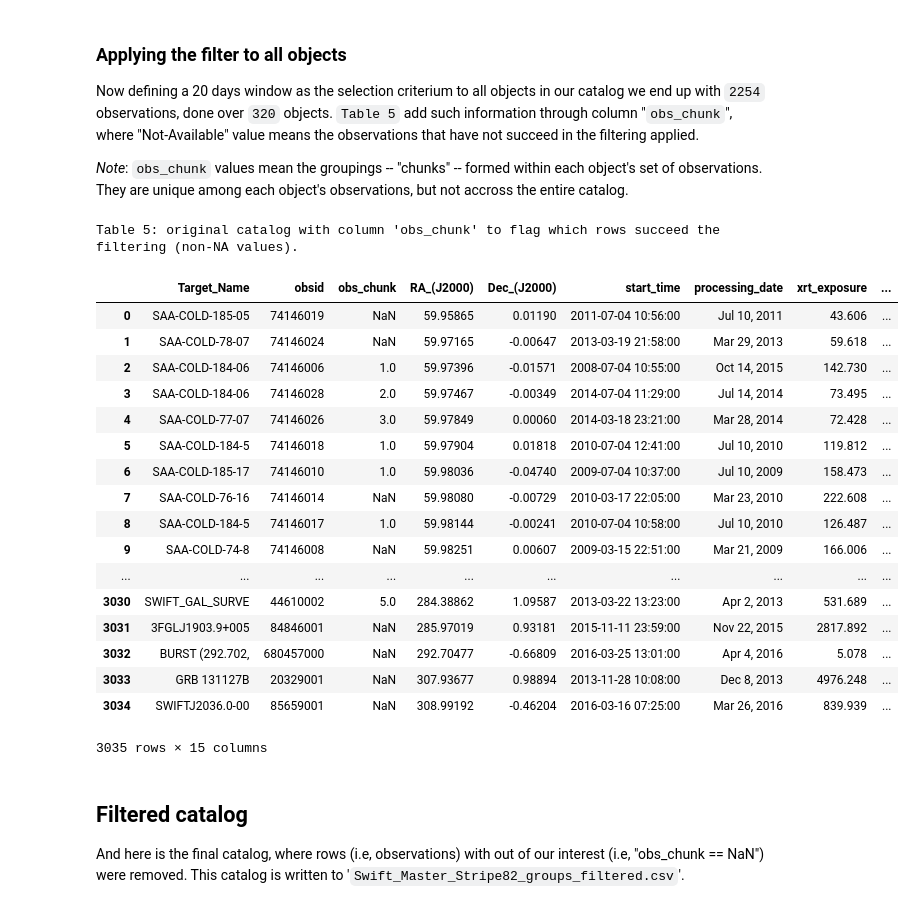
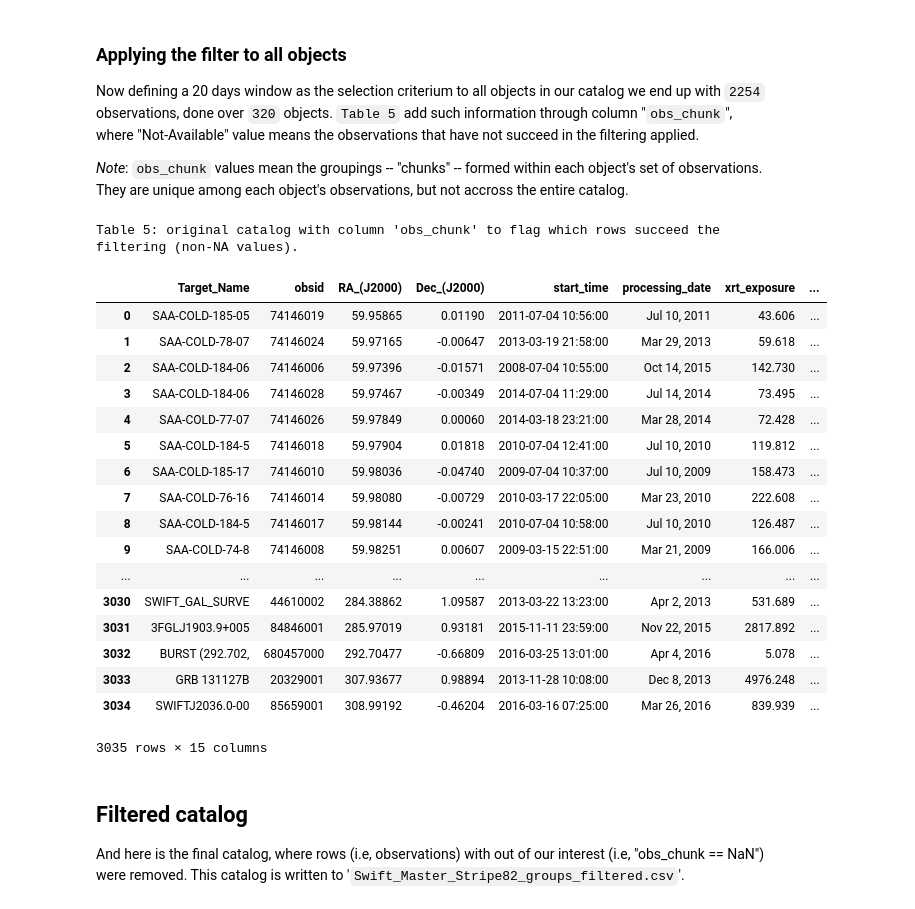
Before and after one commit to chbrandt/pynotes, a Jupyter notebook: SS82_filtering/SS82_first_observations_filtering.ipynb, the cells around one changed output. Drawn from its saved outputs; the diff is of its cells as text; code cells hidden in the pictures.

```diff
--- a/Untitled Folder/Untitled.ipynb
+++ b/SS82_filtering/SS82_first_observations_filtering.ipynb
@@ -224,29 +224,29 @@ obsChunks_forFilteringCat = pandas.DataFrame(obs_indx.values(),columns=['obs_chu
 # %%
 print "Table 5: original catalog with column 'obs_chunk' to flag which rows succeed the filtering (non-NA values)."
 cat_with_obsChunksFlag = cat.join(obsChunks_forFilteringCat)
-cols = list(cat_with_obsChunksFlag.columns)
-cols.insert(2,cols.pop(-1))
-cat_with_obsChunksFlag = cat_with_obsChunksFlag.ix[:,cols]
+# cols = list(cat_with_obsChunksFlag.columns)
+# cols.insert(2,cols.pop(-1))
+# cat_with_obsChunksFlag = cat_with_obsChunksFlag.ix[:,cols]
 cat_with_obsChunksFlag
 # %% [output]
 Table 5: original catalog with column 'obs_chunk' to flag which rows succeed the filtering (non-NA values).
-|  | Target_Name | obsid | obs_chunk | RA_(J2000) | Dec_(J2000) | start_time | processing_date | xrt_exposure | ... |
-| 0 | SAA-COLD-185-05 | 74146019 | NaN | 59.95865 | 0.01190 | 2011-07-04 10:56:00 | Jul 10, 2011 | 43.606 | ... |
-| 1 | SAA-COLD-78-07 | 74146024 | NaN | 59.97165 | -0.00647 | 2013-03-19 21:58:00 | Mar 29, 2013 | 59.618 | ... |
-| 2 | SAA-COLD-184-06 | 74146006 | 1.0 | 59.97396 | -0.01571 | 2008-07-04 10:55:00 | Oct 14, 2015 | 142.730 | ... |
-| 3 | SAA-COLD-184-06 | 74146028 | 2.0 | 59.97467 | -0.00349 | 2014-07-04 11:29:00 | Jul 14, 2014 | 73.495 | ... |
-| 4 | SAA-COLD-77-07 | 74146026 | 3.0 | 59.97849 | 0.00060 | 2014-03-18 23:21:00 | Mar 28, 2014 | 72.428 | ... |
-| 5 | SAA-COLD-184-5 | 74146018 | 1.0 | 59.97904 | 0.01818 | 2010-07-04 12:41:00 | Jul 10, 2010 | 119.812 | ... |
-| 6 | SAA-COLD-185-17 | 74146010 | 1.0 | 59.98036 | -0.04740 | 2009-07-04 10:37:00 | Jul 10, 2009 | 158.473 | ... |
-| 7 | SAA-COLD-76-16 | 74146014 | NaN | 59.98080 | -0.00729 | 2010-03-17 22:05:00 | Mar 23, 2010 | 222.608 | ... |
-| 8 | SAA-COLD-184-5 | 74146017 | 1.0 | 59.98144 | -0.00241 | 2010-07-04 10:58:00 | Jul 10, 2010 | 126.487 | ... |
-| 9 | SAA-COLD-74-8 | 74146008 | NaN | 59.98251 | 0.00607 | 2009-03-15 22:51:00 | Mar 21, 2009 | 166.006 | ... |
-| ... | ... | ... | ... | ... | ... | ... | ... | ... | ... |
-| 3030 | SWIFT_GAL_SURVE | 44610002 | 5.0 | 284.38862 | 1.09587 | 2013-03-22 13:23:00 | Apr 2, 2013 | 531.689 | ... |
-| 3031 | 3FGLJ1903.9+005 | 84846001 | NaN | 285.97019 | 0.93181 | 2015-11-11 23:59:00 | Nov 22, 2015 | 2817.892 | ... |
-| 3032 | BURST (292.702, | 680457000 | NaN | 292.70477 | -0.66809 | 2016-03-25 13:01:00 | Apr 4, 2016 | 5.078 | ... |
-| 3033 | GRB 131127B | 20329001 | NaN | 307.93677 | 0.98894 | 2013-11-28 10:08:00 | Dec 8, 2013 | 4976.248 | ... |
-| 3034 | SWIFTJ2036.0-00 | 85659001 | NaN | 308.99192 | -0.46204 | 2016-03-16 07:25:00 | Mar 26, 2016 | 839.939 | ... |
+|  | Target_Name | obsid | RA_(J2000) | Dec_(J2000) | start_time | processing_date | xrt_exposure | ... |
+| 0 | SAA-COLD-185-05 | 74146019 | 59.95865 | 0.01190 | 2011-07-04 10:56:00 | Jul 10, 2011 | 43.606 | ... |
+| 1 | SAA-COLD-78-07 | 74146024 | 59.97165 | -0.00647 | 2013-03-19 21:58:00 | Mar 29, 2013 | 59.618 | ... |
+| 2 | SAA-COLD-184-06 | 74146006 | 59.97396 | -0.01571 | 2008-07-04 10:55:00 | Oct 14, 2015 | 142.730 | ... |
+| 3 | SAA-COLD-184-06 | 74146028 | 59.97467 | -0.00349 | 2014-07-04 11:29:00 | Jul 14, 2014 | 73.495 | ... |
+| 4 | SAA-COLD-77-07 | 74146026 | 59.97849 | 0.00060 | 2014-03-18 23:21:00 | Mar 28, 2014 | 72.428 | ... |
+| 5 | SAA-COLD-184-5 | 74146018 | 59.97904 | 0.01818 | 2010-07-04 12:41:00 | Jul 10, 2010 | 119.812 | ... |
+| 6 | SAA-COLD-185-17 | 74146010 | 59.98036 | -0.04740 | 2009-07-04 10:37:00 | Jul 10, 2009 | 158.473 | ... |
+| 7 | SAA-COLD-76-16 | 74146014 | 59.98080 | -0.00729 | 2010-03-17 22:05:00 | Mar 23, 2010 | 222.608 | ... |
+| 8 | SAA-COLD-184-5 | 74146017 | 59.98144 | -0.00241 | 2010-07-04 10:58:00 | Jul 10, 2010 | 126.487 | ... |
+| 9 | SAA-COLD-74-8 | 74146008 | 59.98251 | 0.00607 | 2009-03-15 22:51:00 | Mar 21, 2009 | 166.006 | ... |
+| ... | ... | ... | ... | ... | ... | ... | ... | ... |
+| 3030 | SWIFT_GAL_SURVE | 44610002 | 284.38862 | 1.09587 | 2013-03-22 13:23:00 | Apr 2, 2013 | 531.689 | ... |
+| 3031 | 3FGLJ1903.9+005 | 84846001 | 285.97019 | 0.93181 | 2015-11-11 23:59:00 | Nov 22, 2015 | 2817.892 | ... |
+| 3032 | BURST (292.702, | 680457000 | 292.70477 | -0.66809 | 2016-03-25 13:01:00 | Apr 4, 2016 | 5.078 | ... |
+| 3033 | GRB 131127B | 20329001 | 307.93677 | 0.98894 | 2013-11-28 10:08:00 | Dec 8, 2013 | 4976.248 | ... |
+| 3034 | SWIFTJ2036.0-00 | 85659001 | 308.99192 | -0.46204 | 2016-03-16 07:25:00 | Mar 26, 2016 | 839.939 | ... |
 3035 rows × 15 columns
 # %% [markdown]
 ## Filtered catalog
```
Also changed, not shown: parts of 2 cells of this notebook, 6 other files.
